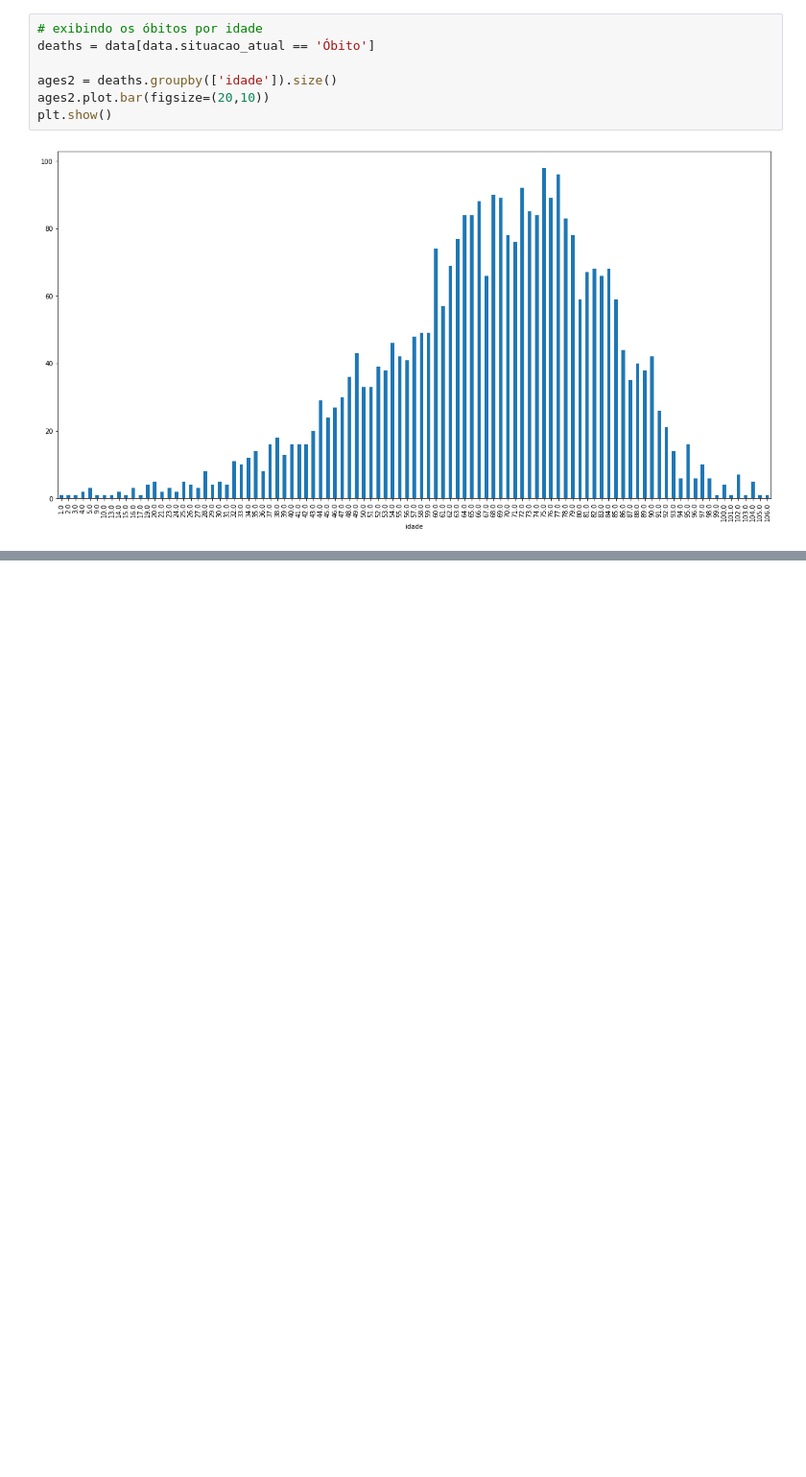
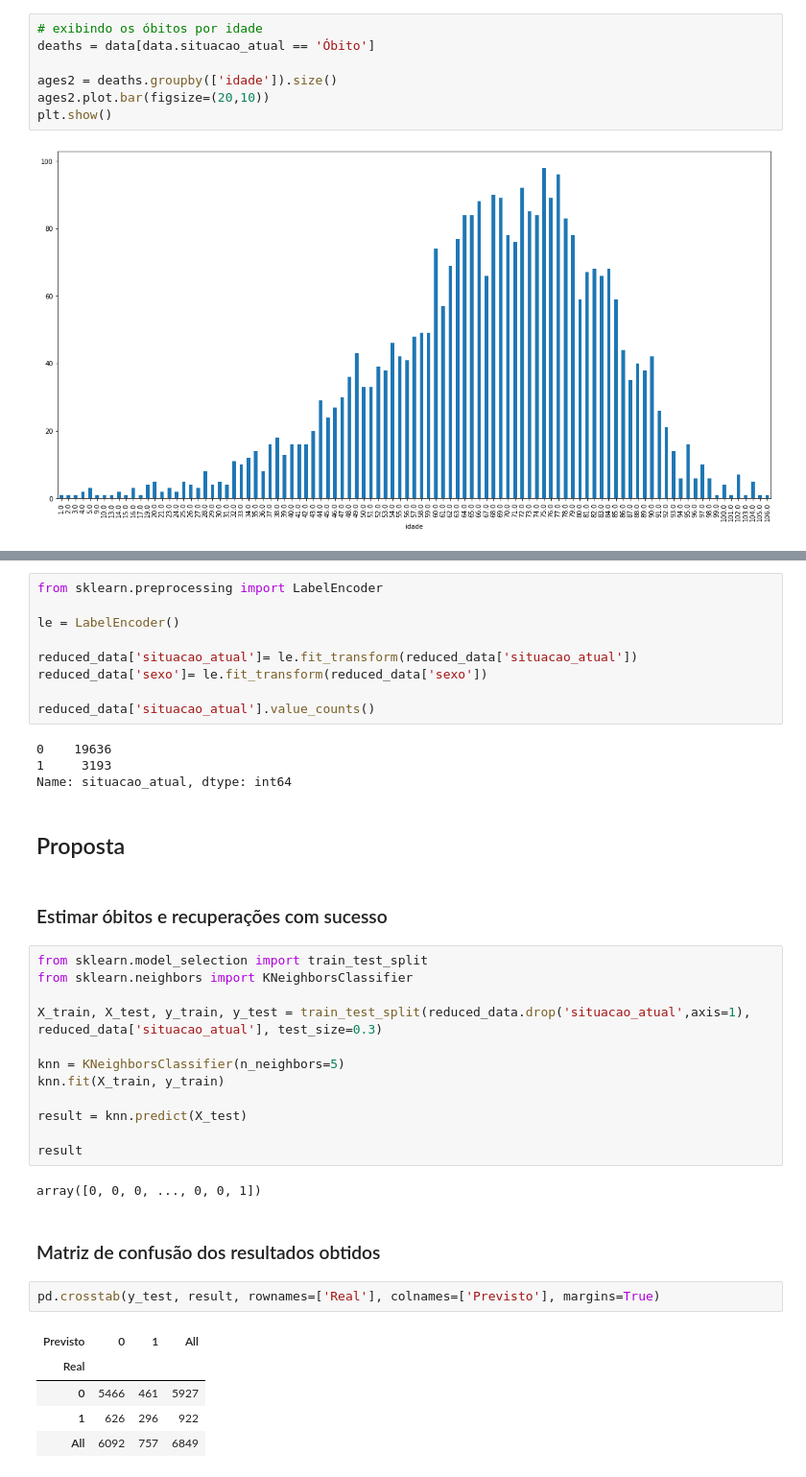
Before and after one commit to kevinwsbr/data-science, a Jupyter notebook: project/Project.ipynb, the cells around one changed output, grey strips where cells are left out. Shown at 96% size. Saved outputs shown, nothing was run; the diff lists cells and outputs as text; blank space fills up the shorter version.

```diff
--- a/project/Project.ipynb
+++ b/project/Project.ipynb
@@ -118,0 +167,41 @@ plt.show()
+# %%
+from sklearn.preprocessing import LabelEncoder
+
+le = LabelEncoder()
+
+reduced_data['situacao_atual']= le.fit_transform(reduced_data['situacao_atual'])
+reduced_data['sexo']= le.fit_transform(reduced_data['sexo'])
+
+reduced_data['situacao_atual'].value_counts()
+# %% [output]
+0    19636
+1     3193
+Name: situacao_atual, dtype: int64
+# %% [markdown]
+## Proposta
+# %% [markdown]
+### Estimar óbitos e recuperações com sucesso
+# %%
+from sklearn.model_selection import train_test_split
+from sklearn.neighbors import KNeighborsClassifier
+
+X_train, X_test, y_train, y_test = train_test_split(reduced_data.drop('situacao_atual',axis=1), reduced_data['situacao_atual'], test_size=0.3)
+
+knn = KNeighborsClassifier(n_neighbors=5)
+knn.fit(X_train, y_train)
+
+result = knn.predict(X_test)
+
+result
+# %% [output]
+array([0, 0, 0, ..., 0, 0, 1])
+# %% [markdown]
+### Matriz de confusão dos resultados obtidos
+# %%
+pd.crosstab(y_test, result, rownames=['Real'], colnames=['Previsto'], margins=True)
+# %% [output]
+| Previsto | 0 | 1 | All |
+| Real |  |  |  |
+| 0 | 5466 | 461 | 5927 |
+| 1 | 626 | 296 | 922 |
+| All | 6092 | 757 | 6849 |
```
Also changed, not shown: parts of 25 cells of this notebook.
